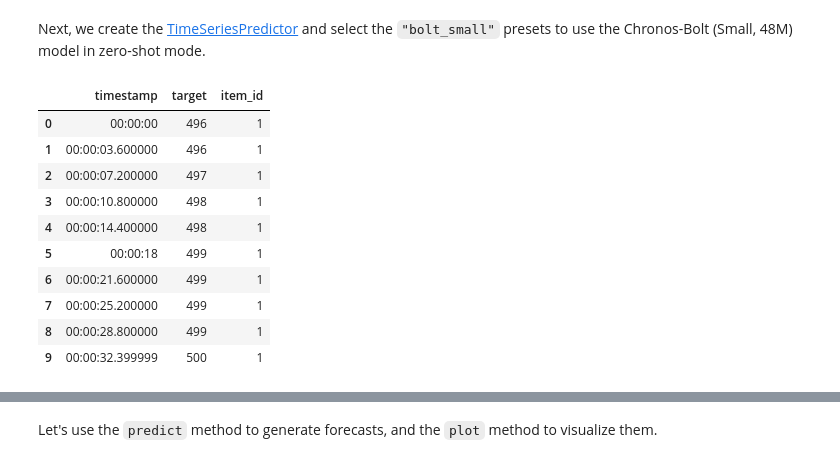
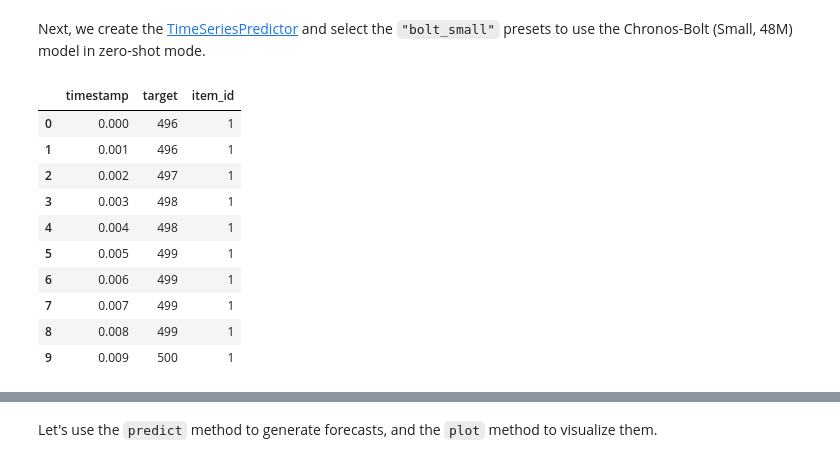
Before and after one commit to TAUforPython/ts-forecasting-ensemble, a Jupyter notebook: timeseries-chronos.ipynb, the cells around one changed output, grey strips where cells are left out. Drawn from its saved outputs; the diff is of its cells as text; code cells hidden in the pictures.

Commit message:
Kaggle Notebook | timeseries forecasting chronos  | Version 4

```diff
--- a/timeseries-chronos.ipynb
+++ b/timeseries-chronos.ipynb
@@ -53,29 +45,25 @@ Loaded data from: https://github.com/TAUforPython/machinelearning/raw/refs/heads
 # %% [markdown]
 Next, we create the [TimeSeriesPredictor](https://auto.gluon.ai/stable/api/autogluon.timeseries.TimeSeriesPredictor.html) and select the `"bolt_small"` presets to use the Chronos-Bolt (Small, 48M) model in zero-shot mode.
 # %%
-data = pd.read_csv('/kaggle/input/example-cardio-signal-ecg/output_ecg.csv',
+data = pd.read_csv('/kaggle/input/ecg-timeseries-for-prediction/ecg_1d_timeseries_prediction.csv',
                    delimiter=';')
 data['item_id']=1
 data = data.rename(columns={"time":"timestamp"})
 data = data.rename(columns={"ecg_value":"target"})
 
 #data['timestamp'] = pd.to_timedelta(data['timestamp']*1e2)
-data['timestamp'] = pd.to_datetime(data.timestamp, unit="h").dt.time
-
-
-#data = TimeSeriesDataFrame.from_data_frame(data)
-#data.convert_frequency("h")
+#data['timestamp'] = pd.to_datetime(data.timestamp, unit="h").dt.time
 
 data.head(10)
 # %% [output]
 |  | timestamp | target | item_id |
-| 0 | 00:00:00 | 496 | 1 |
-| 1 | 00:00:03.600000 | 496 | 1 |
-| 2 | 00:00:07.200000 | 497 | 1 |
-| 3 | 00:00:10.800000 | 498 | 1 |
-| 4 | 00:00:14.400000 | 498 | 1 |
-| 5 | 00:00:18 | 499 | 1 |
-| 6 | 00:00:21.600000 | 499 | 1 |
-| 7 | 00:00:25.200000 | 499 | 1 |
-| 8 | 00:00:28.800000 | 499 | 1 |
-| 9 | 00:00:32.399999 | 500 | 1 |
+| 0 | 0.000 | 496 | 1 |
+| 1 | 0.001 | 496 | 1 |
+| 2 | 0.002 | 497 | 1 |
+| 3 | 0.003 | 498 | 1 |
+| 4 | 0.004 | 498 | 1 |
+| 5 | 0.005 | 499 | 1 |
+| 6 | 0.006 | 499 | 1 |
+| 7 | 0.007 | 499 | 1 |
+| 8 | 0.008 | 499 | 1 |
+| 9 | 0.009 | 500 | 1 |
```
Also changed, not shown: parts of 15 cells of this notebook.
